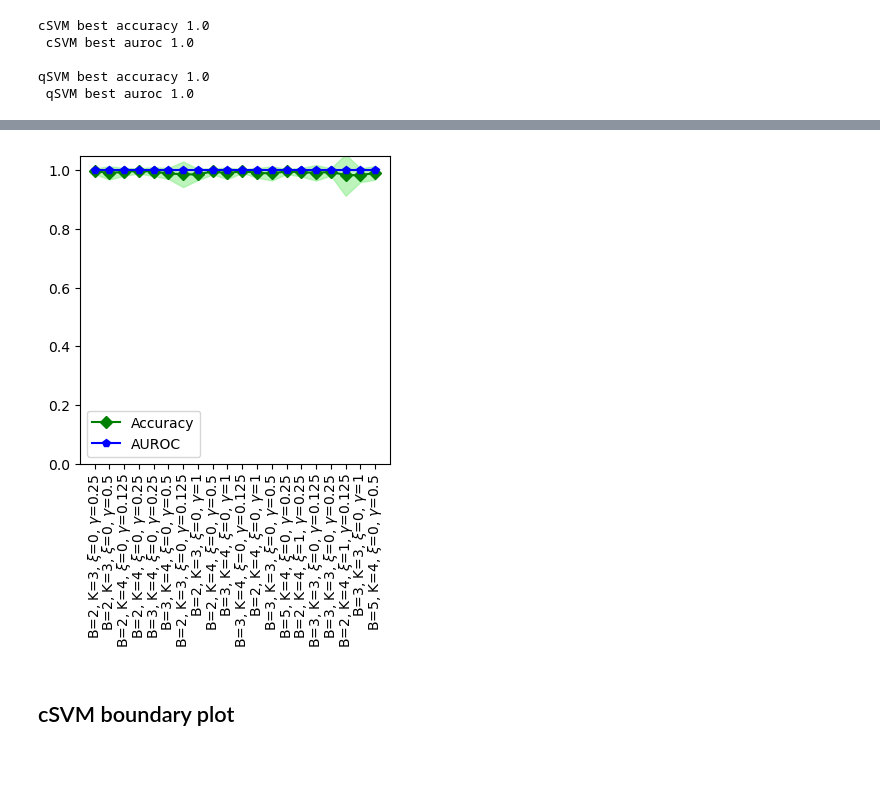
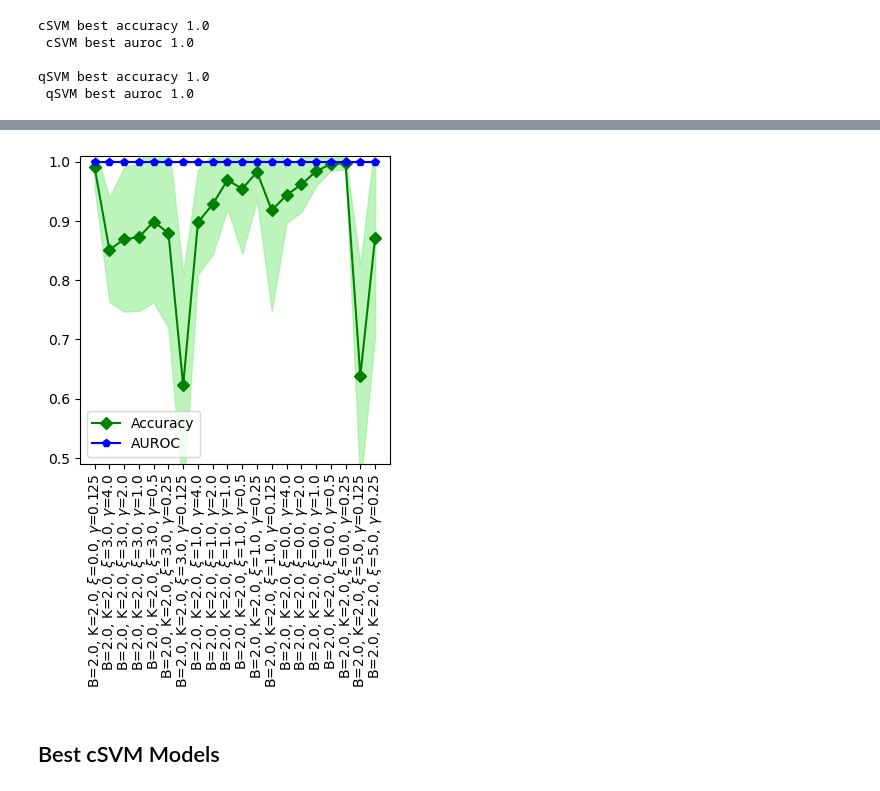
Before and after one commit to Freddo242/ResearchProjectRepo, a Jupyter notebook: Main/DataAnalysis/setosa-versicolor_analysis.ipynb, the cells around one changed output, grey strips where cells are left out. Cells and saved outputs as stored; diff of their text form; code cells hidden in the pictures; blank space fills up the shorter version.

Commit message:
analysis rerun on 40% training data

```diff
--- a/Main/DataAnalysis/setosa-versicolor_analysis.ipynb
+++ b/Main/DataAnalysis/setosa-versicolor_analysis.ipynb
@@ -20 +19,7 @@ train_size = 0.7
+# %%
+train_size = 0.4
+filename = 'setosa-versicolor'
+
+run_qsvms = False
+run_csvm = False
 # %%
@@ -96,8 +95,13 @@ qSVM best accuracy 1.0
 # %%
+#Finding the 20 QSVMs models which performed best in the calibration phase.
+
 val_list = [B_values, K_values, R_values, gamma_values]
-model_indices = af.find_best(qSVM_accuracy, 20)
-top_models = [af.get_params(val_list, model_indices[i]) for i in range(len(model_indices))]
+model_indices = af.find_best(qSVM_auroc, 20)
+top_qsvms_models = [af.get_params(val_list, model_indices[i]) for i in range(len(model_indices))]
 # %%
+#50 of each of the top models are trained on the full training set and tested on the test set.
+#The AUROC and accuracy is averaged as the final AUROC and Accuracy score for that dataset.
+
 tp_acc_mean = []
 tp_acc_std = []
 
@@ -107,8 +111,7 @@ tp_auc_std = []
 kernel_func = rbf_kernel
 n = 50
 
-#Averaging the accuracy and auc for each parameter set over 50 models
-for i, model_parameters in enumerate(top_models):
+for i, model_parameters in enumerate(top_qsvms_models):
 
     accuracy = []
     auroc = []
@@ -128,3 +131,13 @@ for i, model_parameters in enumerate(top_models):
 
     tp_auc_mean.append(np.mean(auroc))
     tp_auc_std.append(np.std(auroc))
+# %%
+sort_index = np.unravel_index(np.argsort(-np.array(tp_auc_mean)), np.array(tp_auc_mean).shape)
+
+top_qsvms_models = np.array(top_qsvms_models)[sort_index]
+
+tp_acc_mean = np.array(tp_acc_mean)[sort_index]
+tp_acc_std = np.array(tp_acc_std)[sort_index]
+
+tp_auc_mean = np.array(tp_auc_mean)[sort_index]
+tp_auc_std = np.array(tp_auc_std)[sort_index]
@@ -131,9 +164,10 @@ for i, model_parameters in enumerate(top_models):
 # %%
 fig, ax = plt.subplots(figsize = (4, 4))
 
-af.plot_top_models(top_models, np.array([tp_acc_mean, tp_acc_std]), np.array([tp_auc_mean, tp_auc_std]), fig = fig, ax = ax)
+af.plot_top_models(top_qsvms_models, np.array([tp_acc_mean, tp_acc_std]), np.array([tp_auc_mean, tp_auc_std]), fig = fig, ax = ax)
+plt.savefig('../plots/setosa-versi_qsvms_plot.png', dpi = 256)
 plt.show()
 # %% [output]
-[figure, old version]
+[figure, new version]
 # %% [markdown]
-## cSVM boundary plot
+## Best cSVM Models
```
Also changed, not shown: parts of 30 cells of this notebook, 45 other files.
